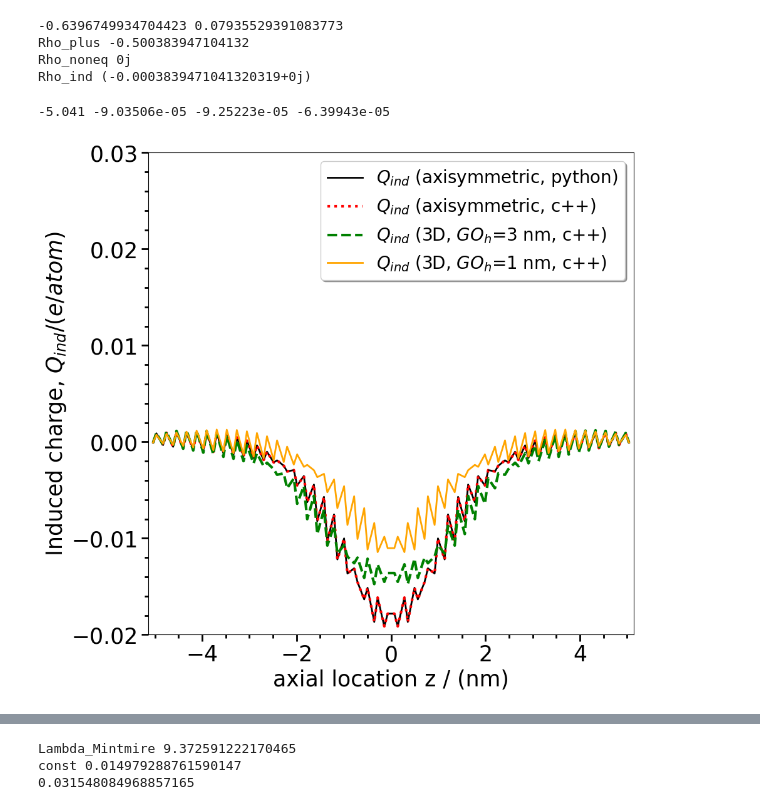
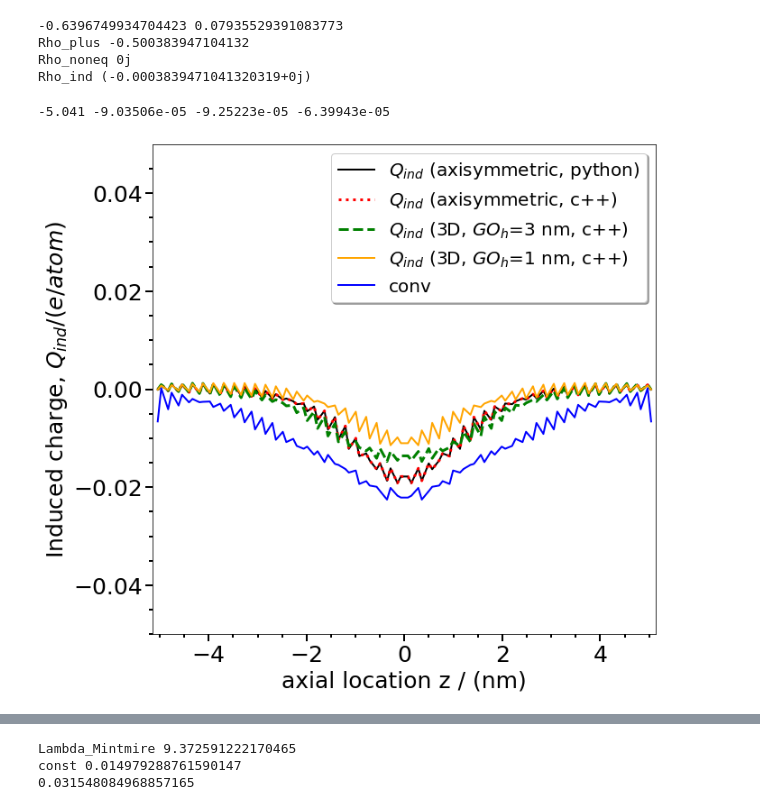
Before and after one commit to AMReX-Microelectronics/Electrostatic, a Jupyter notebook: Tools/NEGF/ContourIntegral/NEGF_ContourIntegral.ipynb, the cells around one changed output, grey strips where cells are left out. Cells and saved outputs as stored; diff of their text form; code cells hidden in the pictures.

```diff
--- a/Tools/NEGF/ContourIntegral/NEGF_ContourIntegral.ipynb
+++ b/Tools/NEGF/ContourIntegral/NEGF_ContourIntegral.ipynb
@@ -1197,44 +1197,65 @@ for line in file2:
         lst += [line.split()]
     counter  = counter + 1
 cpp_Q_elec = [x[1] for x in lst]
 
 cpp_Q_elec = np.asfarray(cpp_Q_elec)
 
 file3 = open("cpp_results/Q_ind_elec_GOh_1nm.dat")
 #file3 = open("cpp_results/Q_ind.dat")
 
 cpp_Q_elec_small_GOh =  np.zeros(pts,dtype=float)
 lst = []
 counter=0
 for line in file3:
     if (counter > 0 and counter < pts+1):
         lst += [line.split()]
     counter  = counter + 1
 cpp_Q_elec_small_GOh = [x[1] for x in lst]
 
 cpp_Q_elec_small_GOh = np.asfarray(cpp_Q_elec_small_GOh)
 
+file4 = open("cpp_results/Qm_out_25.dat")
+
+cpp_Qm  = np.zeros(pts,dtype=float)
+lst = []
+counter=0
+for line in file4:
+    if (counter > 0 and counter < pts+1):
+        lst += [line.split()]
+    counter  = counter + 1
+cpp_Qm = [x[1] for x in lst]
+
+cpp_Qm = np.asfarray(cpp_Qm)/17
+
+
 print(cpp_axial[0], cpp_Q_direct[0], cpp_Q_elec[0], cpp_Q_elec_small_GOh[0])
 
+PrintFigures=True
 if(PrintFigures):
-    plt,pltname = custom_plot_single([axial_loc/nano, cpp_axial, cpp_axial, cpp_axial],
-                                     [(4/m)*np.real(Rho_ind), cpp_Q_direct, cpp_Q_elec, cpp_Q_elec_small_GOh],
-                                     [r'$Q_{ind}$ (axisymmetric, python)', r'$Q_{ind}$ (axisymmetric, c++)', r'$Q_{ind}$ (3D, $GO_h$=3 nm, c++)', r'$Q_{ind}$ (3D, $GO_h$=1 nm, c++)'],
+    plt,pltname = custom_plot_single([axial_loc/nano, cpp_axial, cpp_axial, cpp_axial, cpp_axial],
+                                     [(4/m)*np.real(Rho_ind), cpp_Q_direct, cpp_Q_elec, cpp_Q_elec_small_GOh, cpp_Qm],
+                                     [r'$Q_{ind}$ (axisymmetric, python)',
+                                      r'$Q_{ind}$ (axisymmetric, c++)',
+                                      r'$Q_{ind}$ (3D, $GO_h$=3 nm, c++)',
+                                      r'$Q_{ind}$ (3D, $GO_h$=1 nm, c++)',
+                                      r'conv'],
                                      [axial_loc[0]/nano-0.1,axial_loc[-1]/nano + 0.1],
-                                     [-0.02,0.03],
-                                     [r'axial location z / (nm)',r'Induced charge, $Q_{ind} / (e/atom)$'],'charge_density.png',
-                                     ['k','r','g','orange'],
-                                     linestyle=['solid','dotted','dashed','solid'],
-                                     markertype=['none','none','none','none'],
-                                     markevery=[1,1,1,1],
-                                     linewidth=[2,3,3,2],
+                                     [-0.05,0.05],
+                                     [r'axial location z / (nm)',
+                                      r'Induced charge, $Q_{ind} / (e/atom)$'],
+                                     'charge_density.png',
+                                     ['k','r','g','orange','b'],
+                                     linestyle=['solid','dotted','dashed','solid','solid'],
+                                     markertype=[None]*5,
+                                     markevery=[1,1,1,1,1],
+                                     linewidth=[2,3,3,2,2],
                        show_legend=True,
                        plt_outside=True, y_logscale=False)
 
     plt.savefig(pltname, bbox_inches = "tight")
 # %% [output]
 -5.041 -9.03506e-05 -9.25223e-05 -6.39943e-05
-[figure, old version]
+[figure, new version]
 # %%
 print(E_left, Elim_max)
 print(mu_s,mu_d)
```
Also changed, not shown: parts of 6 cells of this notebook, 16 other files.
